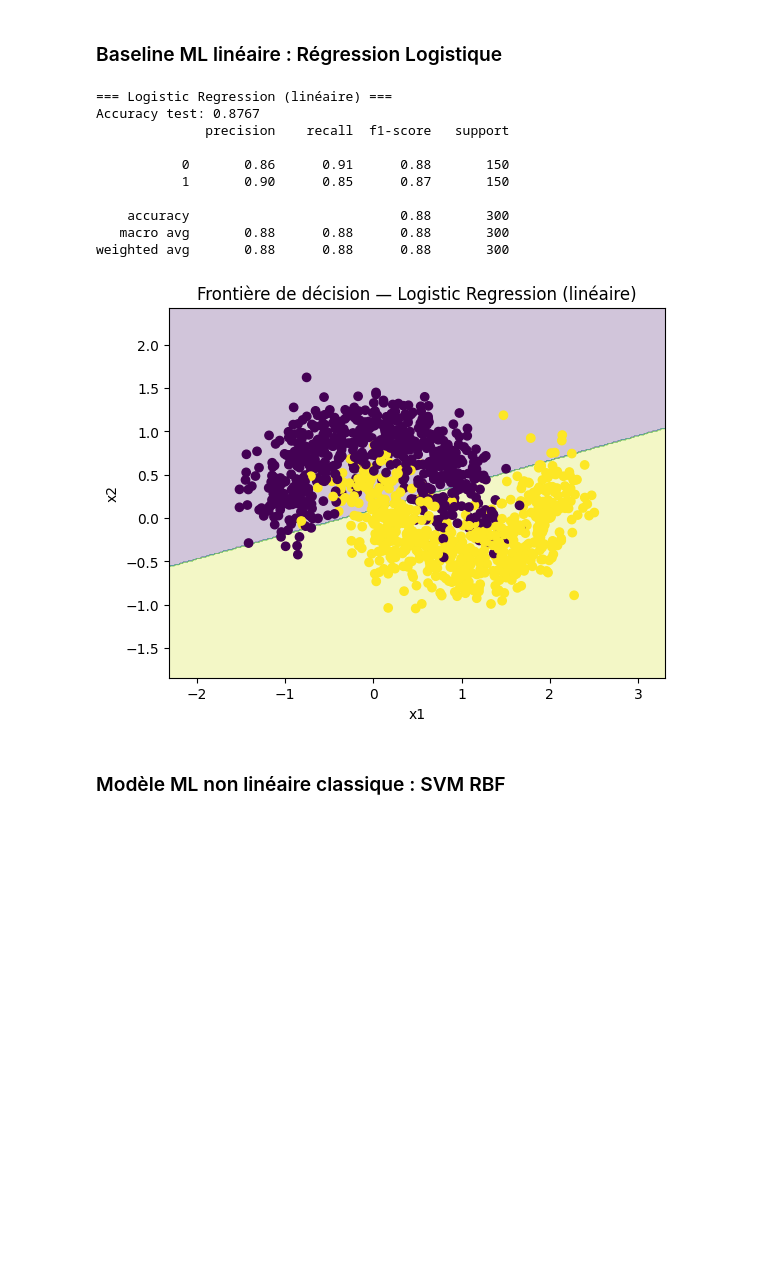
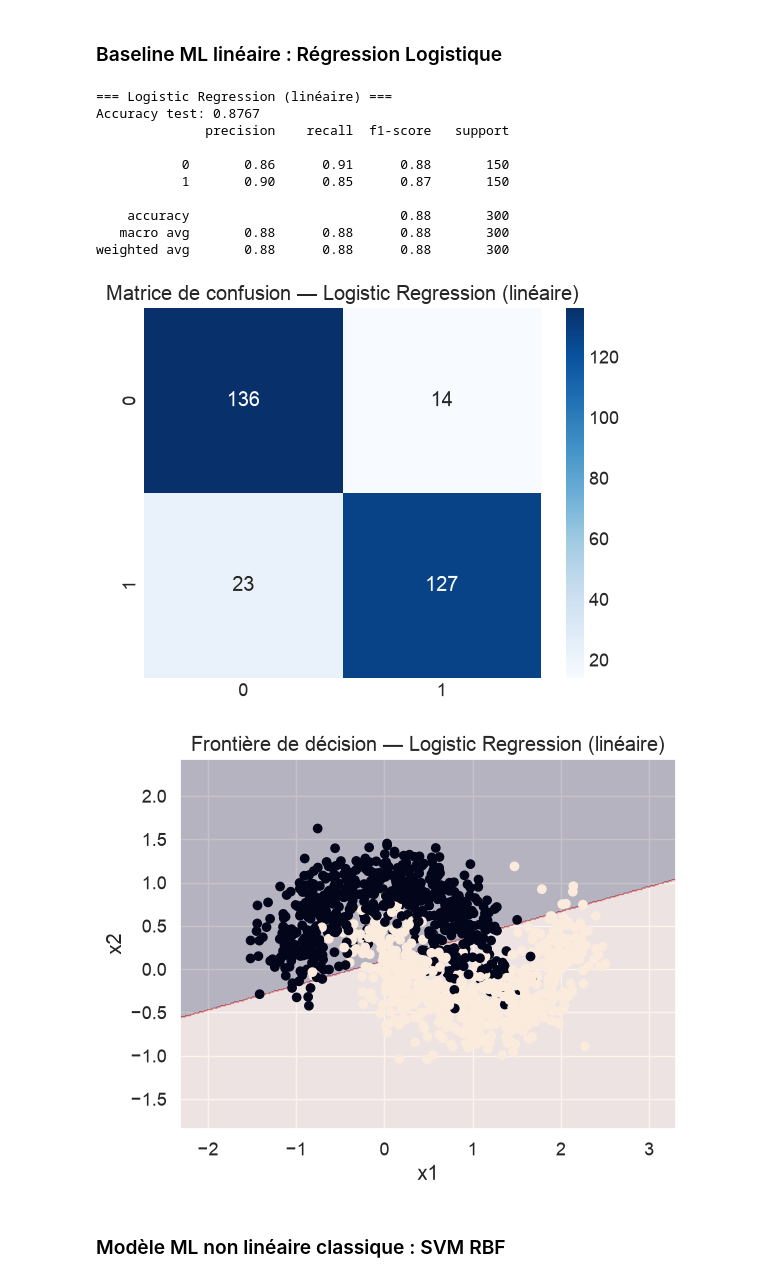
Before and after one commit to jkarsenty/ai-dev-teaching-hub, a Jupyter notebook: Deep-Learning/Live_1/1_Alyra-from-ML-to-DL.ipynb, the cells around one changed output. Drawn from its saved outputs; the diff is of its cells as text; code cells hidden in the pictures; blank space fills up the shorter version.

```diff
--- a/Deep-Learning/Live_1/1_Alyra-from-ML-to-DL.ipynb
+++ b/Deep-Learning/Live_1/1_Alyra-from-ML-to-DL.ipynb
@@ -22,12 +22,13 @@ from sklearn.datasets import make_moons
 from sklearn.model_selection import train_test_split
 from sklearn.preprocessing import StandardScaler
 from sklearn.pipeline import Pipeline
-from sklearn.metrics import accuracy_score, classification_report
+from sklearn.metrics import accuracy_score, classification_report, confusion_matrix
 
 from sklearn.linear_model import LogisticRegression
 from sklearn.svm import SVC
 
 import tensorflow as tf
+import seaborn as sns
 
 
 # Fix seeds for reproducibility
@@ -37,6 +38,10 @@ tf.random.set_seed(42)
 print("Versions:")
 print(" - numpy:", np.__version__)
 print(" - tensorflow:", tf.__version__)
+
+# Style pour les visualisations
+plt.style.use('seaborn-v0_8-darkgrid')
+sns.set_palette("husl")
 # %% [output]
 Versions:
  - numpy: 1.26.4
@@ -105,34 +119,42 @@ log_reg = Pipeline([
     ("scaler", StandardScaler()),
     ("model", LogisticRegression())
 ])
 
 log_reg.fit(X_train, y_train)
 
 y_pred_lr = log_reg.predict(X_test)
 acc_lr = accuracy_score(y_test, y_pred_lr)
 
 print("\n=== Logistic Regression (linéaire) ===")
 print("Accuracy test:", round(acc_lr, 4))
 print(classification_report(y_test, y_pred_lr))
 
+# confusion matrix with seaborn heatmap
+cm = confusion_matrix(y_test, y_pred_lr)
+sns.heatmap(cm, annot=True, fmt="d", cmap="Blues")
+sns.set(font_scale=1.2)
+plt.title("Matrice de confusion — Logistic Regression (linéaire)")
+plt.show()
+
 plot_decision_boundary_sklearn(
     model=log_reg,
     X=X,
     y=y,
     title="Frontière de décision — Logistic Regression (linéaire)"
 )
 # %% [output]
 === Logistic Regression (linéaire) ===
 Accuracy test: 0.8767
               precision    recall  f1-score   support
 
            0       0.86      0.91      0.88       150
            1       0.90      0.85      0.87       150
 
     accuracy                           0.88       300
    macro avg       0.88      0.88      0.88       300
 weighted avg       0.88      0.88      0.88       300
-[figure, old version]
+[figure, new version]
+[figure, added]
 # %% [markdown]
 ### Modèle ML non linéaire classique : SVM RBF
 # %%
```
Also changed, not shown: parts of 12 cells of this notebook, 2 other files.
